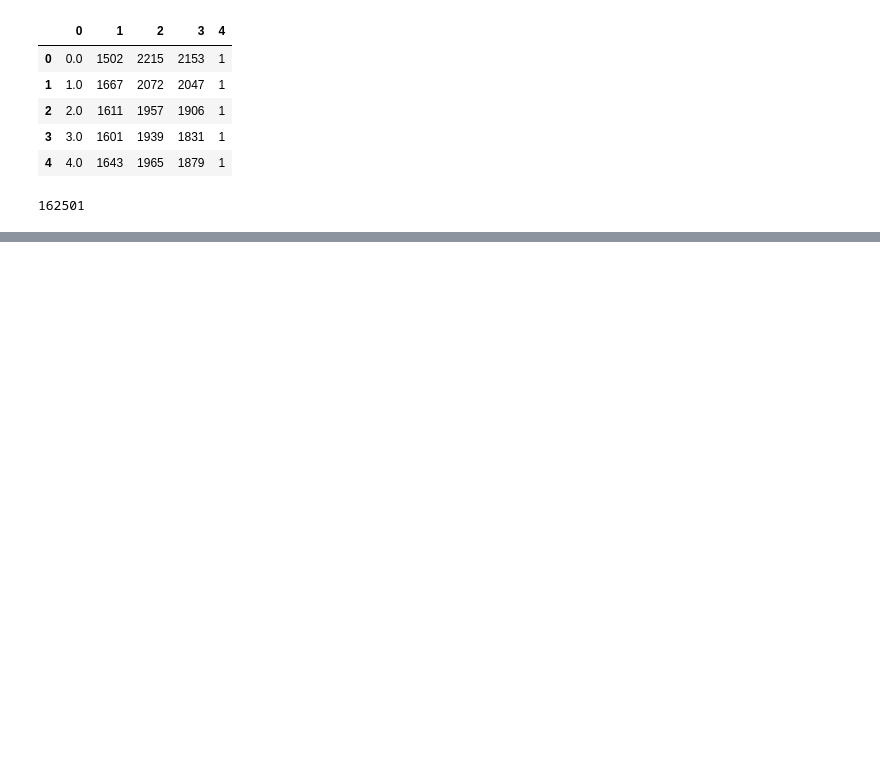
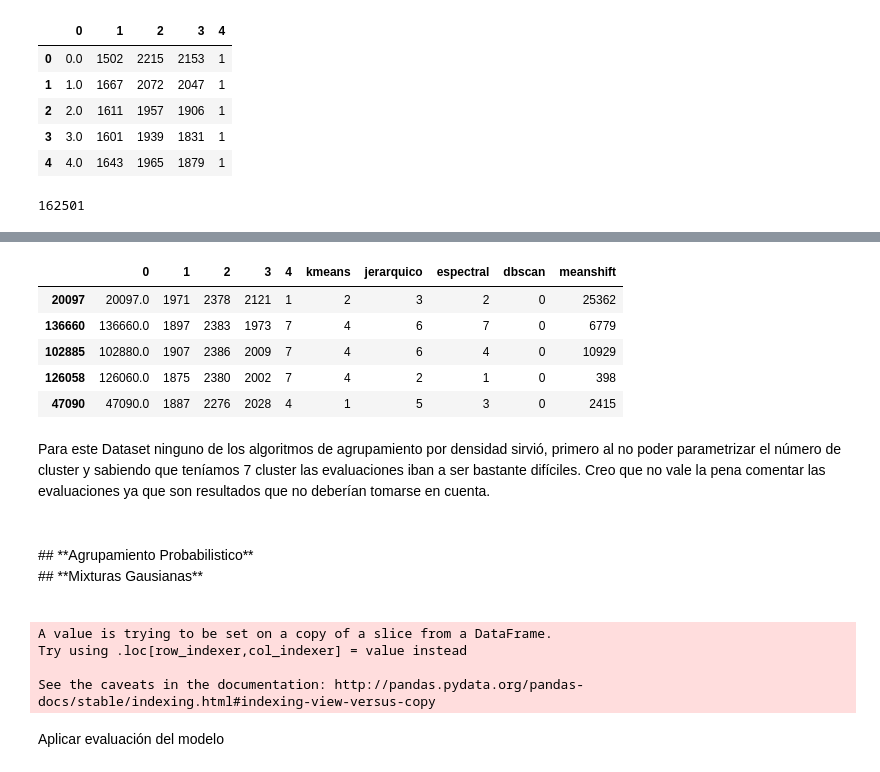
Before and after one commit to rafaelhab/unsupervisedlearning, a Jupyter notebook: CLUSTERING_7LABELED.ipynb, the cells around one changed output, grey strips where cells are left out. Cells and saved outputs as stored; diff of their text form; code cells hidden in the pictures; blank space fills up the shorter version.

```diff
--- a/CLUSTERING_7LABELED.ipynb
+++ b/CLUSTERING_7LABELED.ipynb
@@ -225,0 +331,6 @@ plt.show()
+# %%
+from sklearn.cluster import DBSCAN
+eps = .1
+M = 38
+
+clustering_db = DBSCAN(eps=eps, min_samples=M).fit(X_Ds)
@@ -225,0 +341,3 @@ plt.show()
+# %%
+#Agrego al final del Dataset la columna means para analizar los resultados
+X_Ds['dbscan']=clustering_db.labels_+1
@@ -225,0 +372,7 @@ plt.show()
+# %%
+from sklearn.cluster import MeanShift
+h=5
+clustering = MeanShift(bandwidth = h).fit(X_Ds)
+# %%
+#Agrego al final del Dataset la columna means para analizar los resultados
+X_Ds['meanshift']=clustering.labels_+1
@@ -225,0 +407,17 @@ plt.show()
+# %%
+X_Ds.head()
+# %% [output]
+|  | 0 | 1 | 2 | 3 | 4 | kmeans | jerarquico | espectral | dbscan | meanshift |
+| 20097 | 20097.0 | 1971 | 2378 | 2121 | 1 | 2 | 3 | 2 | 0 | 25362 |
+| 136660 | 136660.0 | 1897 | 2383 | 1973 | 7 | 4 | 6 | 7 | 0 | 6779 |
+| 102885 | 102880.0 | 1907 | 2386 | 2009 | 7 | 4 | 6 | 4 | 0 | 10929 |
+| 126058 | 126060.0 | 1875 | 2380 | 2002 | 7 | 4 | 2 | 1 | 0 | 398 |
+| 47090 | 47090.0 | 1887 | 2276 | 2028 | 4 | 1 | 5 | 3 | 0 | 2415 |
+# %% [markdown]
+Para este Dataset ninguno de los algoritmos de agrupamiento por densidad sirvió, primero al no poder parametrizar el número de cluster y sabiendo que teníamos 7 cluster las evaluaciones iban a ser bastante difíciles.
+Creo que no vale la pena comentar las evaluaciones ya que son resultados que no deberían tomarse en cuenta.
+# %% [markdown]
+<br>
+## **Agrupamiento Probabilistico**<br>
+## **Mixturas Gausianas**<br>
+<br>
@@ -225,0 +432,10 @@ plt.show()
+# %%
+#Agrego al final del Dataset la columna means para analizar los resultados
+X_Ds['gaussmix']=Dyp_sk+1
+# %% [output]
+A value is trying to be set on a copy of a slice from a DataFrame.
+Try using .loc[row_indexer,col_indexer] = value instead
+
+See the caveats in the documentation: http://pandas.pydata.org/pandas-docs/stable/indexing.html#indexing-view-versus-copy
+# %% [markdown]
+Aplicar evaluación del modelo
```
Also changed, not shown: parts of 47 cells of this notebook.
